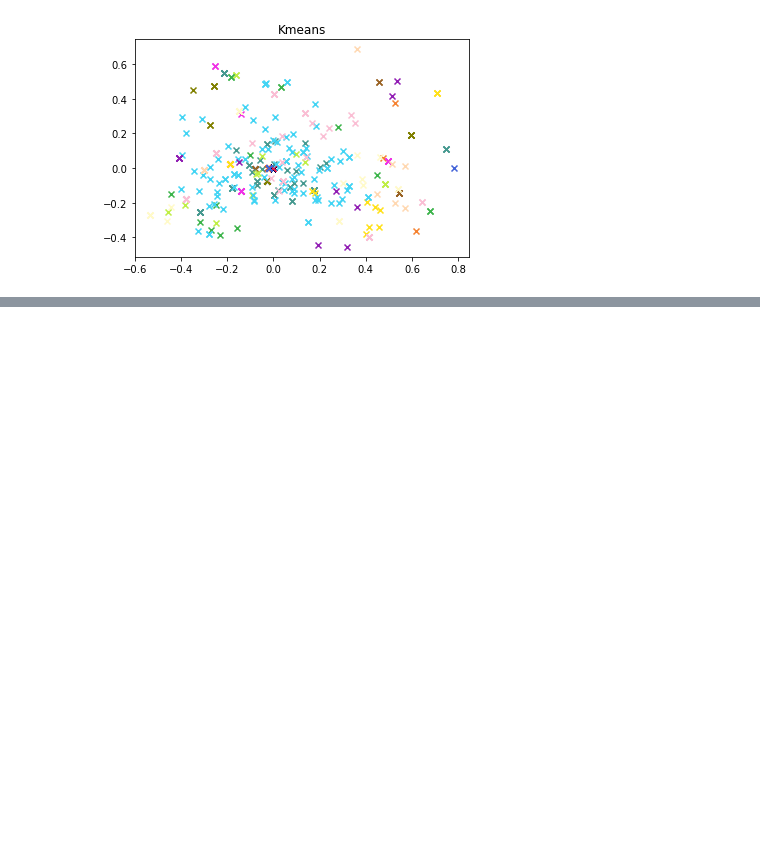
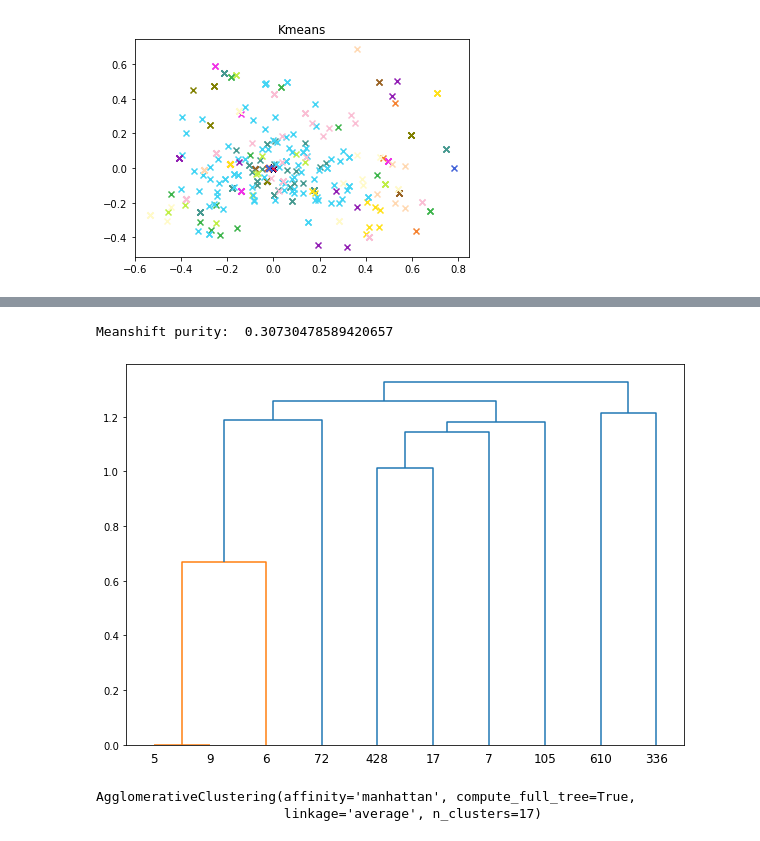
Before and after one commit to JuliusAndreas/DataMining, a Jupyter notebook: Phase 2/clustering.ipynb, the cells around one changed output, grey strips where cells are left out. Cells and saved outputs as stored; diff of their text form; code cells hidden in the pictures; blank space fills up the shorter version.

Commit message:
AGNES and Meanshift implemented

```diff
--- a/Phase 2/clustering.ipynb
+++ b/Phase 2/clustering.ipynb
@@ -208,5 +213,5 @@ plot_clusters(kmeans.labels_, 'Kmeans')
 # %% [output]
 [figure]
 # %%
-dbscan = DBSCAN(eps=1, min_samples=5)
-Y_pred_dbscan = dbscan.fit_predict(X_train)
+dbscan = DBSCAN(eps=0.84, min_samples=3)
+dbscan.fit(X_train)
@@ -232,0 +256,3 @@ purity:  0.37257019438444927
+# %%
+meanshift = MeanShift(bandwidth=0.6 ,cluster_all=False)
+meanshift.fit(X_train)
@@ -232,0 +283,28 @@ purity:  0.37257019438444927
+# %%
+purity = purity_score(Y_pred_meanshift, Y_test)
+print('Meanshift purity: ', purity)
+# %% [output]
+Meanshift purity:  0.30730478589420657
+# %%
+X_train_list = X_train.tolist()
+X = random.sample(X_train_list, 10)
+
+linked = linkage(X, 'complete')
+
+labelList = [X_train_list.index(x) for x in X]
+
+plt.figure(figsize=(10, 7))
+dendrogram(linked,
+            orientation='top',
+            labels=labelList,
+            distance_sort='descending',
+            show_leaf_counts=True)
+plt.show()
+# %% [output]
+[figure, added]
+# %%
+agnes = AgglomerativeClustering(n_clusters=17,compute_full_tree=True , affinity='manhattan', linkage='average')
+agnes.fit(X_train)
+# %% [output]
+AgglomerativeClustering(affinity='manhattan', compute_full_tree=True,
+                        linkage='average', n_clusters=17)
```
Also changed, not shown: parts of 17 cells of this notebook.
